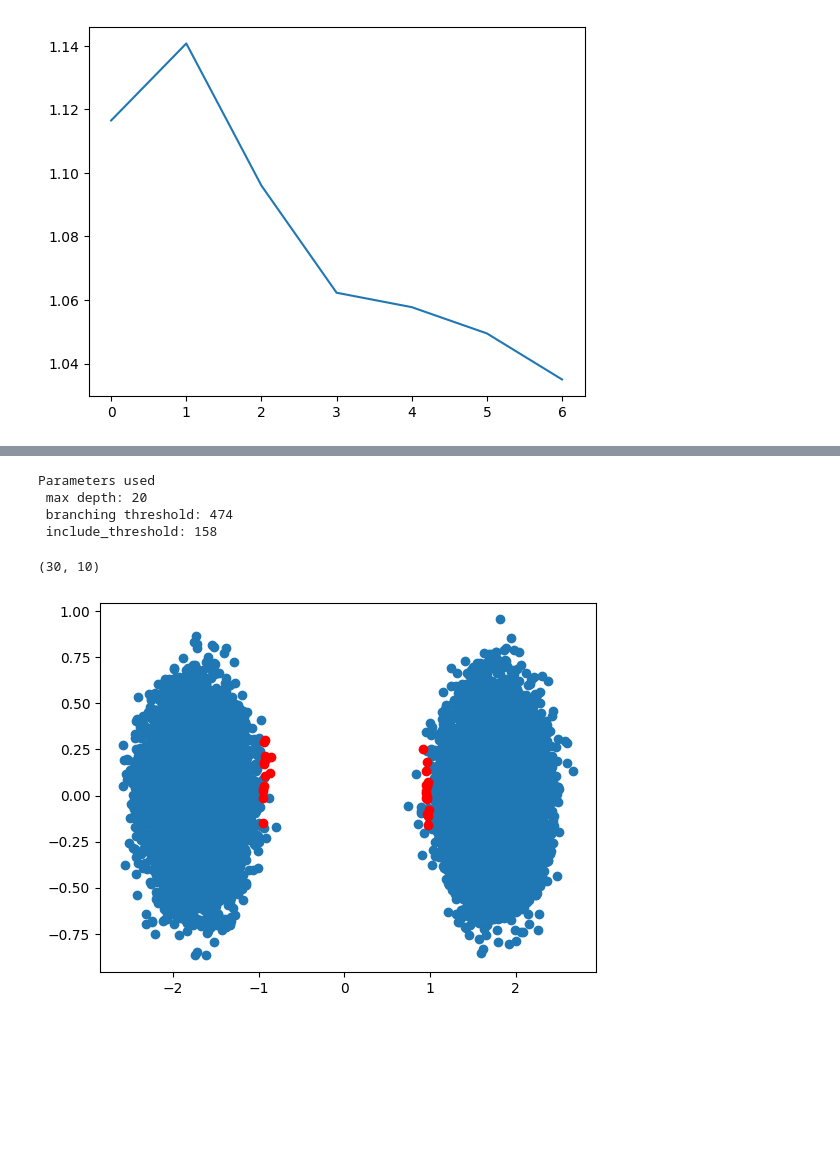
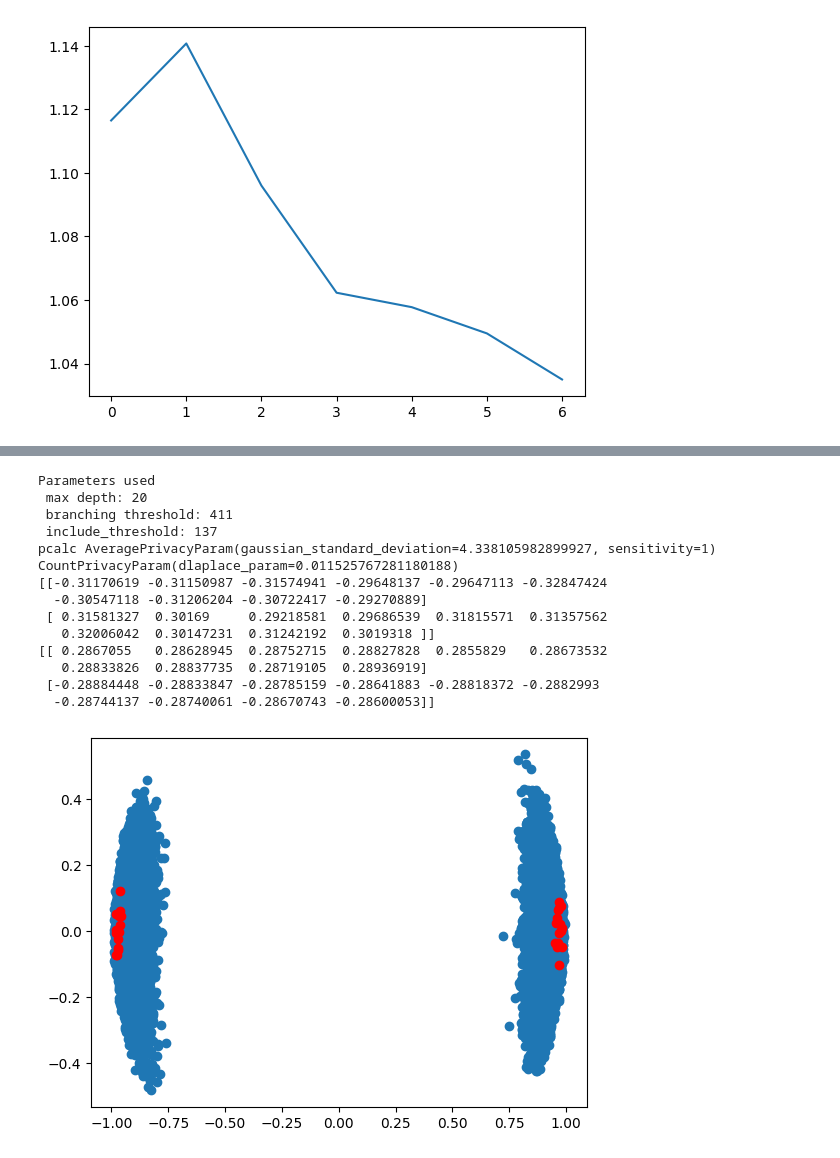
Before and after one commit to amy-ln/dpclustering, a Jupyter notebook: lsh-experiment.ipynb, the cells around one changed output, grey strips where cells are left out. Saved outputs shown, nothing was run; the diff lists cells and outputs as text; code cells hidden in the pictures; blank space fills up the shorter version.

```diff
--- a/lsh-experiment.ipynb
+++ b/lsh-experiment.ipynb
@@ -336,20 +372,40 @@ Parameters used
 # %%
 z1 = gen.uniform(low=-1, high=-0.1, size=(10000,10))
 z2 = gen.uniform(low=0.1, high=1, size=(10000,10))
 z = np.concat([z1, z2])
+
+scale = 1 / np.maximum(
+        np.linalg.norm(z, axis=-1), 1
+    ).reshape(-1, 1)
+z = z * scale
+
 pca = PCA(n_components=2)
 z_2d = pca.fit_transform(z)
 plt.scatter(z_2d[:,0], z_2d[:,1])
 
 p = Params(epsilon=1, delta=1e-6, radius=1, dimension=10, k=2)
-points, weights = create_bucket_synopsis(z, p, seed=2123)
+points, weights = bucket_using_privacy_accountant(z, p, seed=2123)
 points_2d = pca.transform(points)
 plt.scatter(points_2d[:,0], points_2d[:,1], c="red")
 points.shape
+
+centers = KMeans(2).fit(points, sample_weight=weights).cluster_centers_
+print(centers)
+
+real_centers = KMeans(2).fit(z).cluster_centers_
+print(real_centers)
 # %% [output]
 Parameters used
  max depth: 20
- branching threshold: 474
- include_threshold: 158
+ branching threshold: 411
+ include_threshold: 137
+pcalc AveragePrivacyParam(gaussian_standard_deviation=4.338105982899927, sensitivity=1) CountPrivacyParam(dlaplace_param=0.011525767281180188)
+[[-0.31170619 -0.31150987 -0.31574941 -0.29648137 -0.29647113 -0.32847424
+  -0.30547118 -0.31206204 -0.30722417 -0.29270889]
+ [ 0.31581327  0.30169     0.29218581  0.29686539  0.31815571  0.31357562
+   0.32006042  0.30147231  0.31242192  0.3019318 ]]
+[[ 0.2867055   0.28628945  0.28752715  0.28827828  0.2855829   0.28673532
+   0.28833826  0.28837735  0.28719105  0.28936919]
+ [-0.28884448 -0.28833847 -0.28785159 -0.28641883 -0.28818372 -0.2882993
+  -0.28744137 -0.28740061 -0.28670743 -0.28600053]]
-(30, 10)
-[figure, old version]
+[figure, new version]
```
Also changed, not shown: parts of 10 cells of this notebook, 1 other file.
